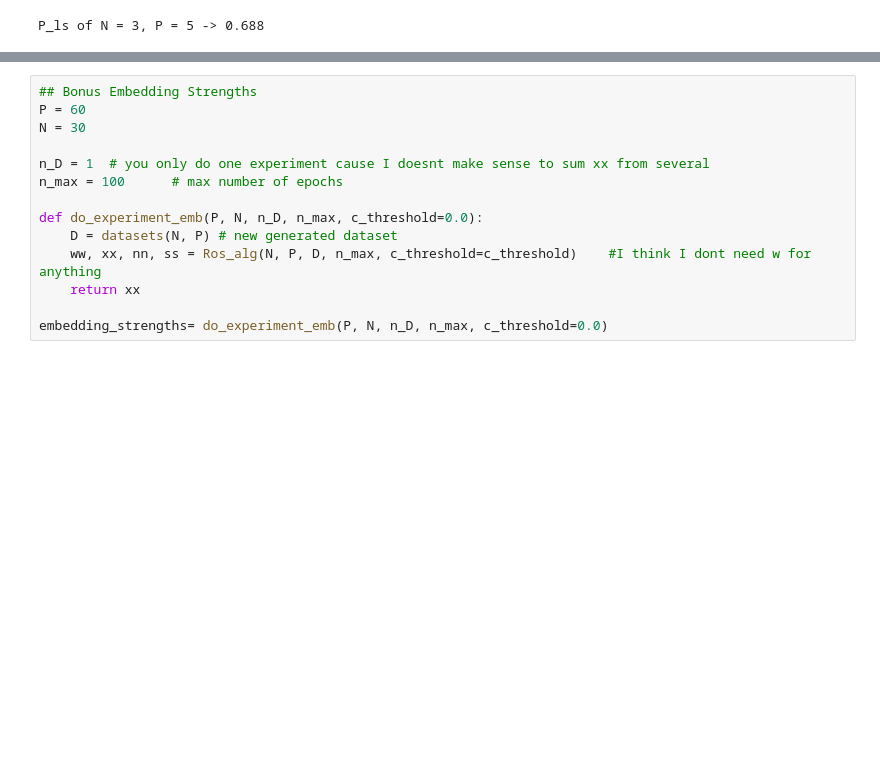
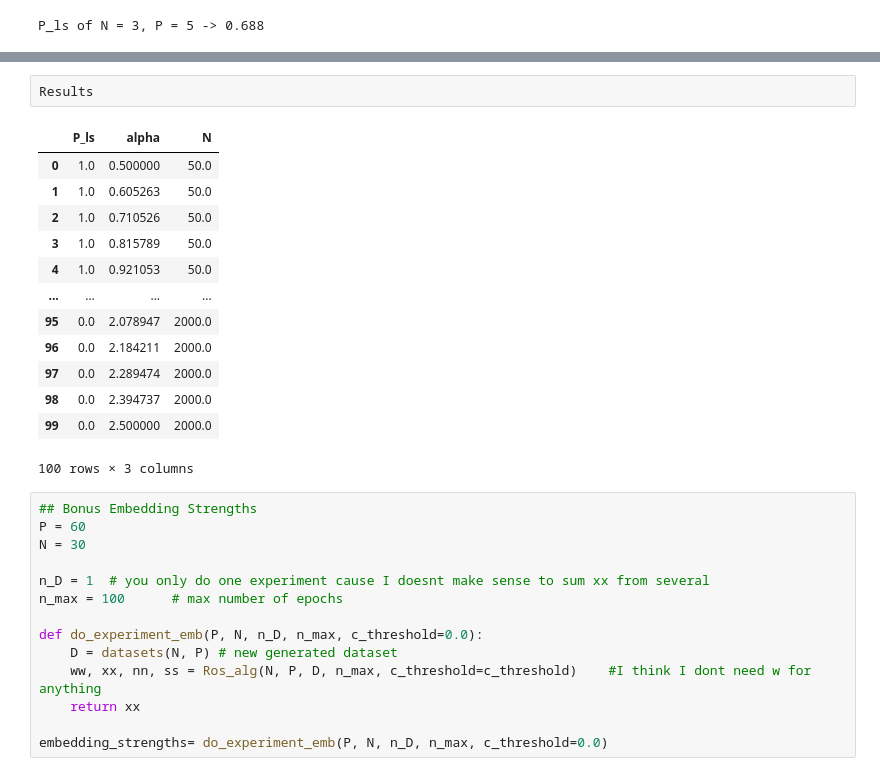
Before and after one commit to SaraIglesiasSN/A1-Perceptron-Training-NNCI-, a Jupyter notebook: A1_Perceptron_Training.ipynb, the cells around one changed output, grey strips where cells are left out. Drawn from its saved outputs; the diff is of its cells as text; blank space fills up the shorter version.

```diff
--- a/A1_Perceptron_Training.ipynb
+++ b/A1_Perceptron_Training.ipynb
@@ -270,3 +285,19 @@ plot_save_results(Results, "bonus1_2")
+# %%
+Results
+# %% [output]
+|  | P_ls | alpha | N |
+| 0 | 1.0 | 0.500000 | 50.0 |
+| 1 | 1.0 | 0.605263 | 50.0 |
+| 2 | 1.0 | 0.710526 | 50.0 |
+| 3 | 1.0 | 0.815789 | 50.0 |
+| 4 | 1.0 | 0.921053 | 50.0 |
+| ... | ... | ... | ... |
+| 95 | 0.0 | 2.078947 | 2000.0 |
+| 96 | 0.0 | 2.184211 | 2000.0 |
+| 97 | 0.0 | 2.289474 | 2000.0 |
+| 98 | 0.0 | 2.394737 | 2000.0 |
+| 99 | 0.0 | 2.500000 | 2000.0 |
+100 rows × 3 columns
 # %%
 ## Bonus Embedding Strengths
 P = 60
```
Also changed, not shown: parts of 9 cells of this notebook, 14 other files.
